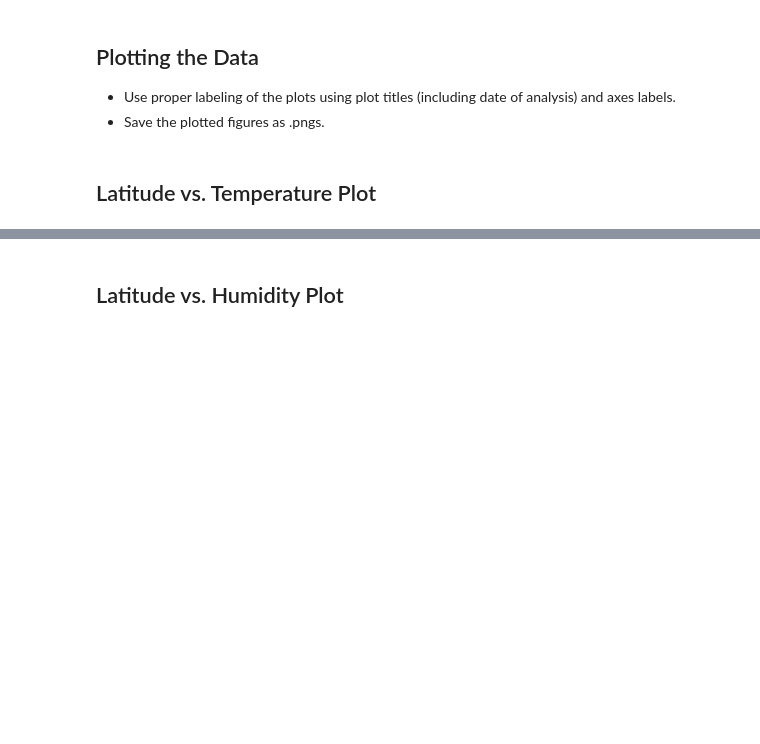
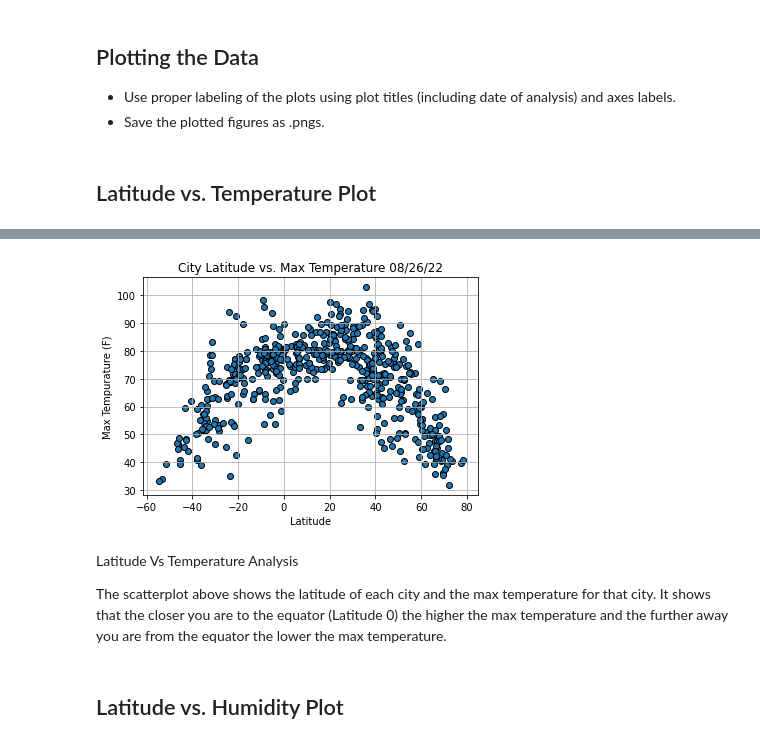
Before and after one commit to djdolejsi/python-api-challenge, a Jupyter notebook: WeatherPy/WeatherPy.ipynb, the cells around one changed output, grey strips where cells are left out. Drawn from its saved outputs; the diff is of its cells as text; code cells hidden in the pictures; blank space fills up the shorter version.

```diff
--- a/WeatherPy/WeatherPy.ipynb
+++ b/WeatherPy/WeatherPy.ipynb
@@ -196,2 +191,20 @@ todaysdate
+# %%
+# Create a scatterplot for Lat vs. Max Temp
+plt.scatter(weather_df["Lat"], weather_df["Max Temp"], edgecolor="black")
+plt.title(f"City Latitude vs. Max Temperature {todaysdate}")
+plt.xlabel("Latitude")
+plt.ylabel("Max Tempurature (F)")
+plt.grid()
+
+#Save scatterplot as a png
+plt.savefig("../Images/City Latitude vs. Max Temperature.png")
+
+plt.show()
+# %% [output]
+[figure, added]
+# %% [markdown]
+Latitude Vs Temperature Analysis
+
+The scatterplot above shows the latitude of each city and the max temperature for that city. It shows that the closer you are to the equator (Latitude 0) the higher the max temperature and the further away you are from the equator the lower the max temperature.
 # %% [markdown]
 ## Latitude vs. Humidity Plot
```
Also changed, not shown: parts of 43 cells of this notebook, 13 other files.
